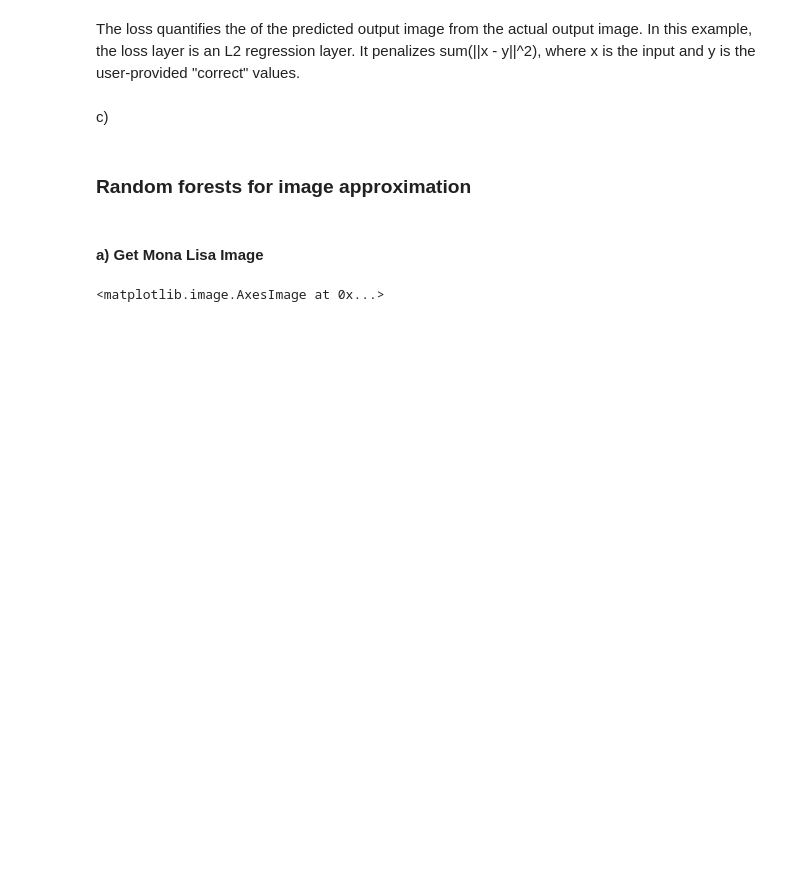
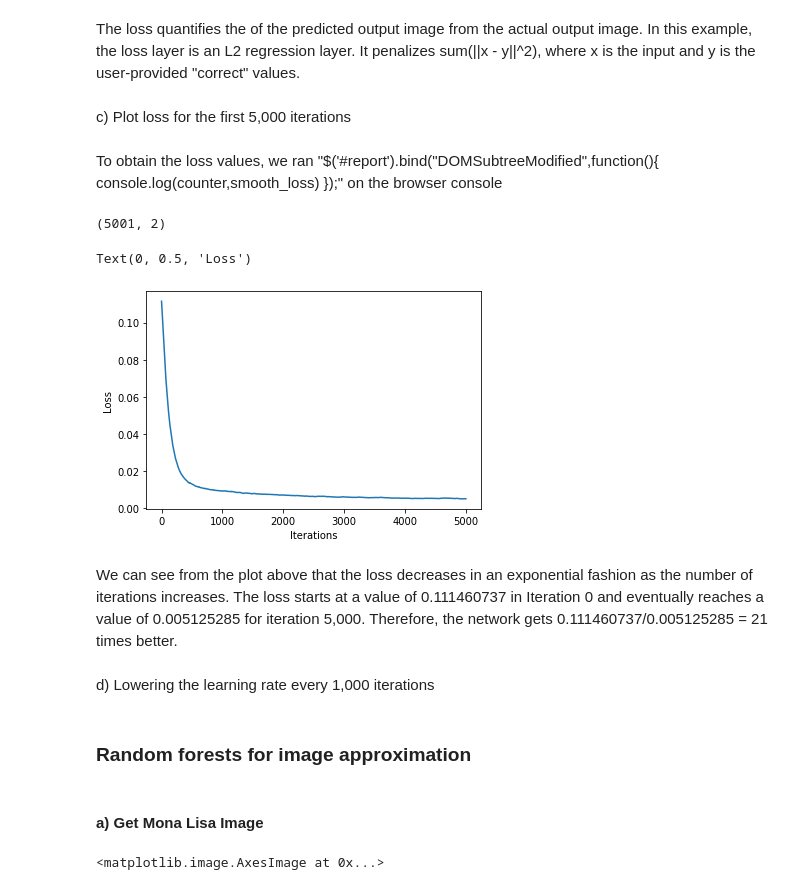
Before and after one commit to simirajpal/Applied-Machine-Learning, a Jupyter notebook: Assignment_4/Homework4_Code.ipynb, the cells around one changed output. Cells and saved outputs as stored; diff of their text form; code cells hidden in the pictures; blank space fills up the shorter version.

Commit message:
extracted loss values for first 5,000 iterations and analyzed them

```diff
--- a/Assignment_4/Homework4_Code.ipynb
+++ b/Assignment_4/Homework4_Code.ipynb
@@ -9,4 +9,4 @@ b)
 # %% [markdown]
 The loss quantifies the of the predicted output image from the actual output image. In this example, the loss layer is an L2 regression layer. It penalizes sum(||x - y||^2), where x is the input and y is the user-provided "correct" values.
-# %% [markdown]
-c)
+# %% [markdown]
+c) Plot loss for the first 5,000 iterations
@@ -13,3 +17,25 @@ c)
+# %% [markdown]
+To obtain the loss values, we ran
+"$('#report').bind("DOMSubtreeModified",function(){ console.log(counter,smooth_loss) });"
+on the browser console
+# %%
+# read loss for first 5,000 iterations
+data_5000_iter=pd.read_csv("data500iter.csv",delimiter=",", names=["Iteration", "Loss"], skiprows=1)
+print(data_5000_iter.shape) # check correct dimensions of dataframe
+
+plt.plot(data_5000_iter['Iteration'], data_5000_iter['Loss']) # plot results
+plt.xlabel('Iterations')
+plt.ylabel('Loss')
+# %% [output]
+(5001, 2)
+Text(0, 0.5, 'Loss')
+[figure, added]
+# %% [markdown]
+We can see from the plot above that the loss decreases in an exponential fashion as the number of iterations increases.
+The loss starts at a value of 0.111460737 in Iteration 0 and eventually reaches a value of 0.005125285 for iteration 5,000.
+Therefore, the network gets 0.111460737/0.005125285 = 21 times better.
+# %% [markdown]
+d) Lowering the learning rate every 1,000 iterations
 # %% [markdown]
 ### Random forests for image approximation
 # %%
```
Also changed, not shown: parts of 5 cells of this notebook, 3 other files.
